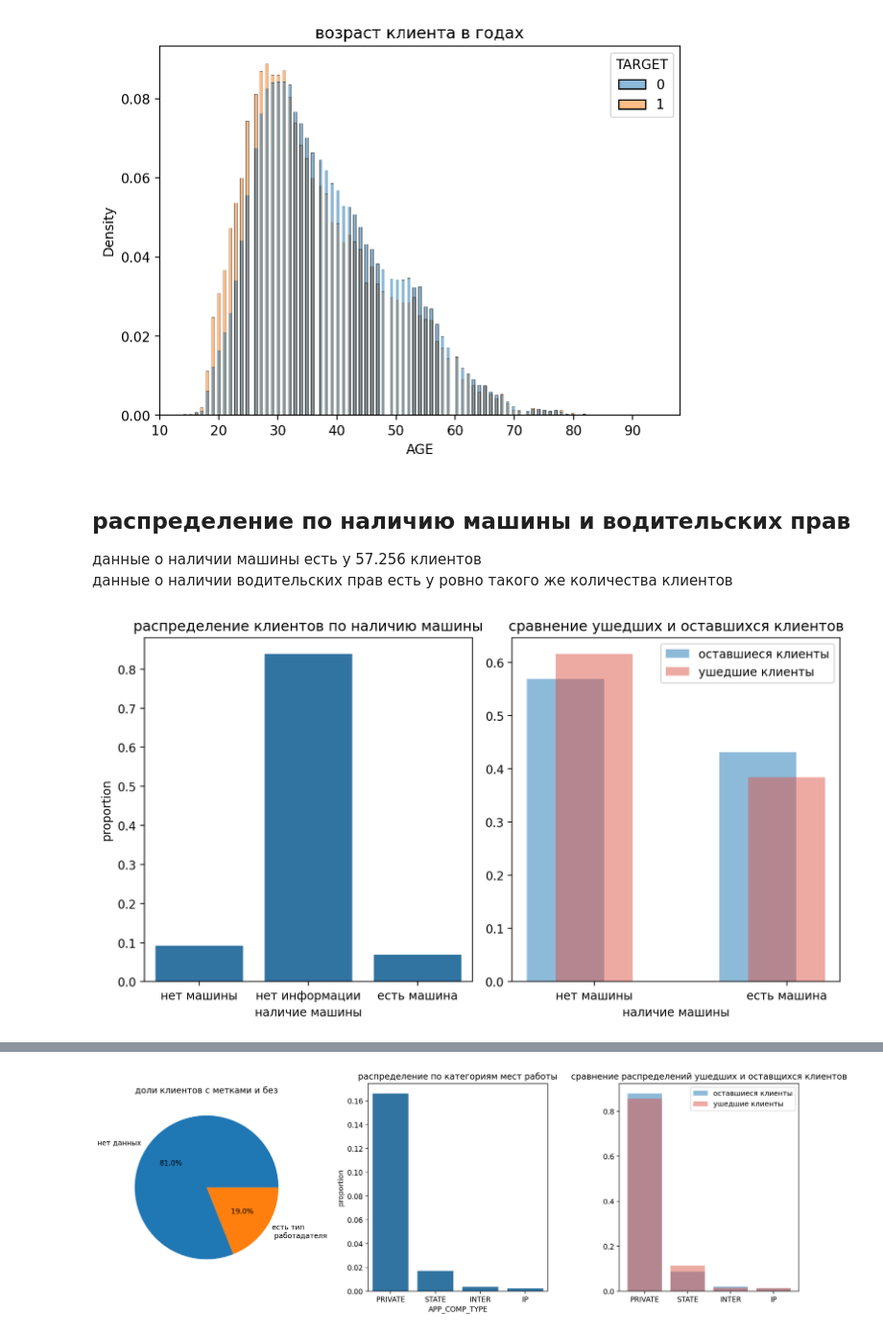
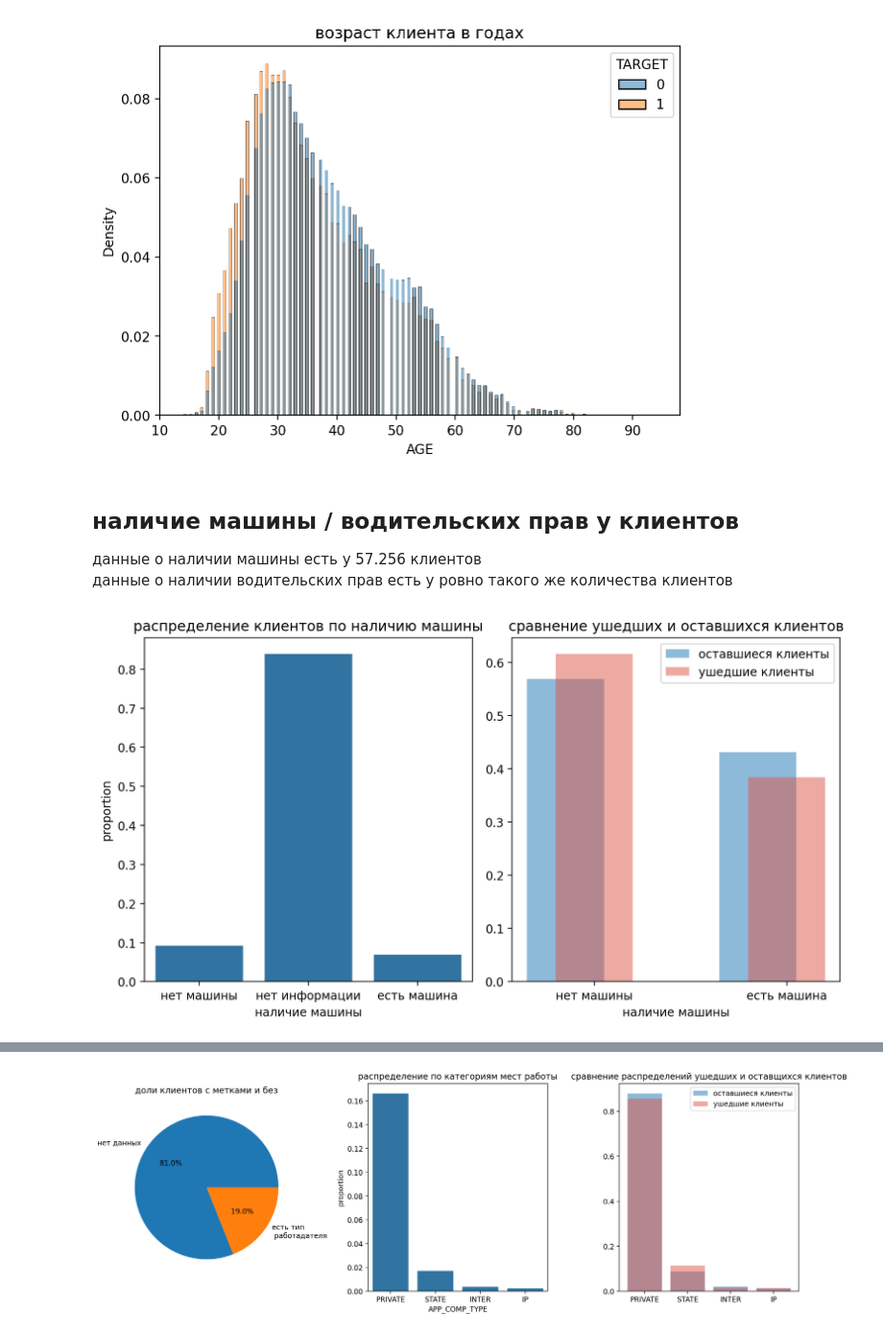
Before and after one commit to ArtemGusenkov/projects, a Jupyter notebook: customer-churn-prediction/notebooks/eda.ipynb, the cells around one changed output, grey strips where cells are left out. Shown at 96% size. Drawn from its saved outputs; the diff is of its cells as text; code cells hidden in the pictures.

```diff
--- a/customer-churn-prediction/notebooks/eda.ipynb
+++ b/customer-churn-prediction/notebooks/eda.ipynb
@@ -97,32 +88,18 @@ fig.savefig(r'../imgs/age_dist.jpeg', dpi=300)
 # %% [output]
 [figure]
 # %% [markdown]
-## распределение по наличию машины и водительских прав
+## наличие машины / водительских прав у клиентов
 
 данные о наличии машины есть у 57.256 клиентов
 данные о наличии водительских прав есть у ровно такого же количества клиентов
-# %%
-df['APP_CAR'] = df['APP_CAR'].replace({'Y':1, 'N':-1})
-df['APP_CAR'] = df['APP_CAR'].fillna(0)
-# %%
-fig, ax = plt.subplots(nrows=1, ncols=2, figsize=(9, 5))
-bar1 = df['APP_CAR'].value_counts(normalize=True)
-sns.barplot(bar1, ax=ax[0])
-ax[0].set_xticks(ticks=[0, 1, 2], labels=['нет машины', 'нет информации', 'есть машина'])
-ax[0].set_xlabel('наличие машины')
-ax[0].set_title('распределение клиентов по наличию машины')
-
-bar1 = df['APP_CAR'][(df['APP_CAR'] != 0) & (y==0)].value_counts(normalize=True)
-bar2 = df['APP_CAR'][(df['APP_CAR'] != 0) & (y==1)].value_counts(normalize=True)
-ax[1].bar(bar1.index - 0.3, bar1.values, alpha=0.5, label='оставшиеся клиенты')
-ax[1].bar(bar2.index, bar2.values, alpha=0.5, label='ушедшие клиенты', color='#db5649')
-ax[1].set_xticks(ticks=[-1, 1], labels=['нет машины', 'есть машина'])
-ax[1].set_xlabel('наличие машины')
-ax[1].legend()
-ax[1].set_title('сравнение ушедших и оставшихся клиентов')
-
-plt.tight_layout()
-plt.show()
-# %% [output]
-[figure, removed]
+# %%
+ef.plot_bin_bars(df,
+              y,
+              'APP_CAR',
+              'распределение клиентов по наличию машины',
+              'наличие машины',
+              ['нет машины', 'нет информации', 'есть машина'],
+              ['нет машины', 'есть машина'])
+# %% [output]
+[figure, added]
 # %%
```
Also changed, not shown: parts of 49 cells of this notebook.
